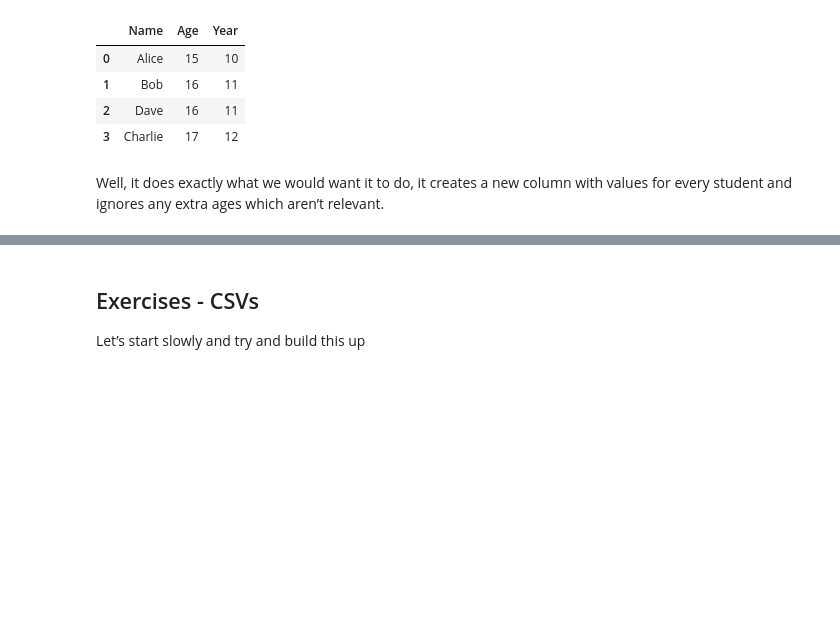
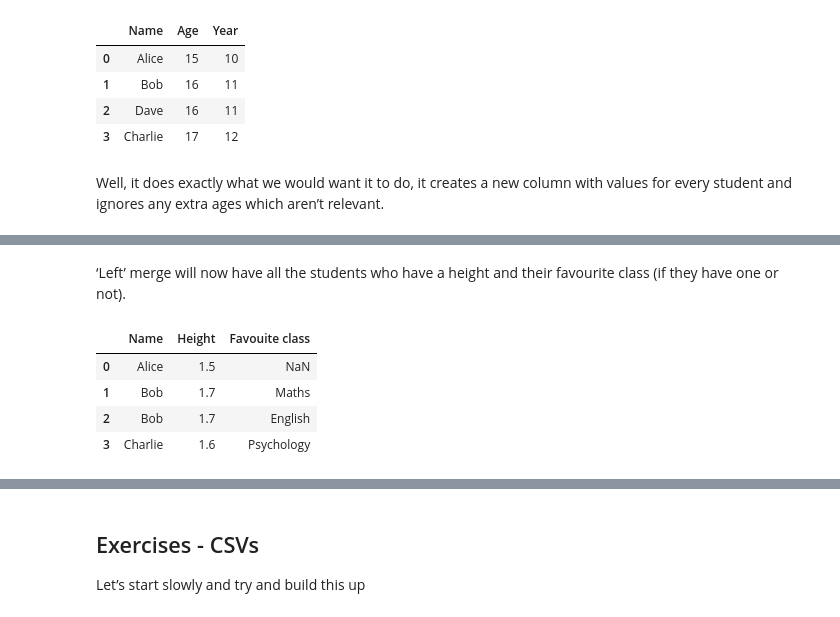
Before and after one commit to Aidan23Smith/Starting-with-Python, a Jupyter notebook: Python Basics.ipynb, the cells around one changed output, grey strips where cells are left out. Cells and saved outputs as stored; diff of their text form; code cells hidden in the pictures; blank space fills up the shorter version.

```diff
--- a/Python Basics.ipynb
+++ b/Python Basics.ipynb
@@ -1572,0 +1622,10 @@ Well, it does exactly what we would want it to do, it creates a new column with
+# %% [markdown]
+‘Left’ merge will now have all the students who have a height and their favourite class (if they have one or not).
+# %%
+pd.merge(heights, favourite, how='left')
+# %% [output]
+|  | Name | Height | Favouite class |
+| 0 | Alice | 1.5 | NaN |
+| 1 | Bob | 1.7 | Maths |
+| 2 | Bob | 1.7 | English |
+| 3 | Charlie | 1.6 | Psychology |
```
Also changed, not shown: parts of 10 cells of this notebook, 2 other files.
